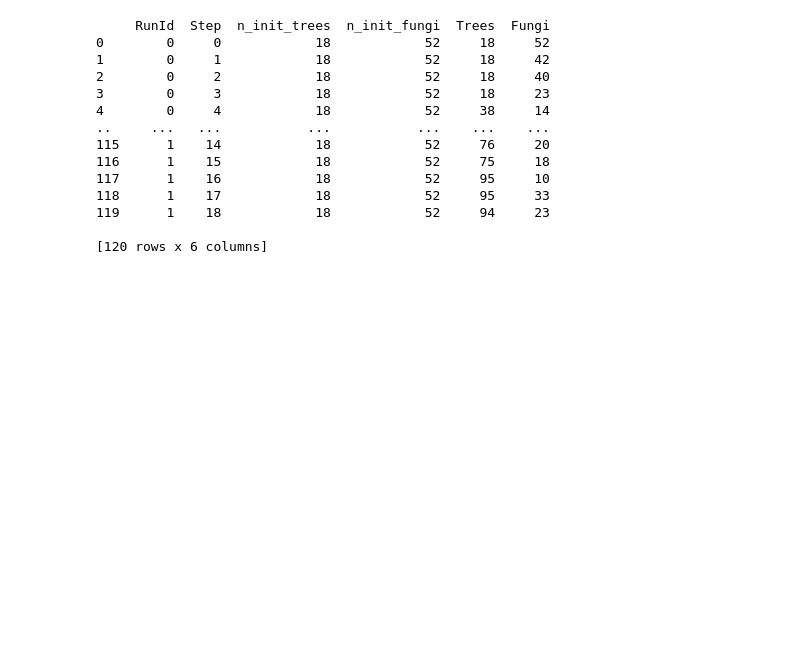
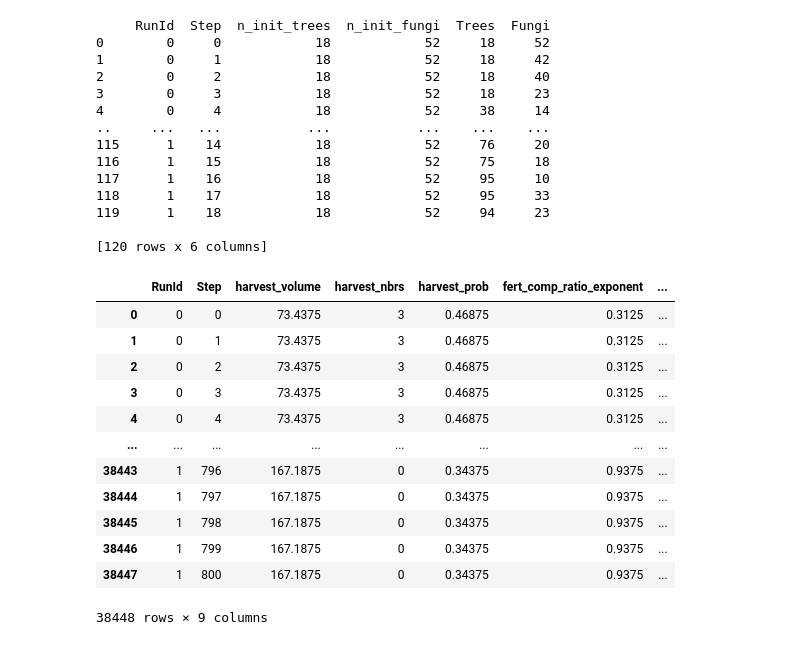
Before and after one commit to mboyan/agent-based-modelling, a Jupyter notebook: Project/ABM_Project.ipynb, the cells around one changed output. Saved outputs shown, nothing was run; the diff lists cells and outputs as text; code cells hidden in the pictures; blank space fills up the shorter version.

Commit message:
SA results being saved as parquet files

```diff
--- a/Project/ABM_Project.ipynb
+++ b/Project/ABM_Project.ipynb
@@ -156,5 +158,7 @@ problem = {
                [0, 1]]
 }
 
-data = sa.run_batches(mdl.Forest, problem , outputs=["Trees", "Fungi"], n_max_timesteps=800, n_replicates=2, n_distinct_samples=2)
+outputs = ["Trees", "Fungi", "Living Trees Total Volume", "Harvested volume", "Infected Trees", "Mean Substrate", "Mean Soil Fertility"]
+
+data = sa.run_batches(mdl.Forest, problem , outputs=["Trees", "Fungi"], n_max_timesteps=800, n_replicates=30, n_distinct_samples=2)
 # %% [output]
@@ -178,0 +187,18 @@ print(data.head(120))
+# %%
+table_read = pq.read_table('sa_results.parquet')
+data_read = table_read.to_pandas()
+data
+# %% [output]
+|  | RunId | Step | harvest_volume | harvest_nbrs | harvest_prob | fert_comp_ratio_exponent | ... |
+| 0 | 0 | 0 | 73.4375 | 3 | 0.46875 | 0.3125 | ... |
+| 1 | 0 | 1 | 73.4375 | 3 | 0.46875 | 0.3125 | ... |
+| 2 | 0 | 2 | 73.4375 | 3 | 0.46875 | 0.3125 | ... |
+| 3 | 0 | 3 | 73.4375 | 3 | 0.46875 | 0.3125 | ... |
+| 4 | 0 | 4 | 73.4375 | 3 | 0.46875 | 0.3125 | ... |
+| ... | ... | ... | ... | ... | ... | ... | ... |
+| 38443 | 1 | 796 | 167.1875 | 0 | 0.34375 | 0.9375 | ... |
+| 38444 | 1 | 797 | 167.1875 | 0 | 0.34375 | 0.9375 | ... |
+| 38445 | 1 | 798 | 167.1875 | 0 | 0.34375 | 0.9375 | ... |
+| 38446 | 1 | 799 | 167.1875 | 0 | 0.34375 | 0.9375 | ... |
+| 38447 | 1 | 800 | 167.1875 | 0 | 0.34375 | 0.9375 | ... |
+38448 rows × 9 columns
```
Also changed, not shown: parts of 3 cells of this notebook, 1 other file.
